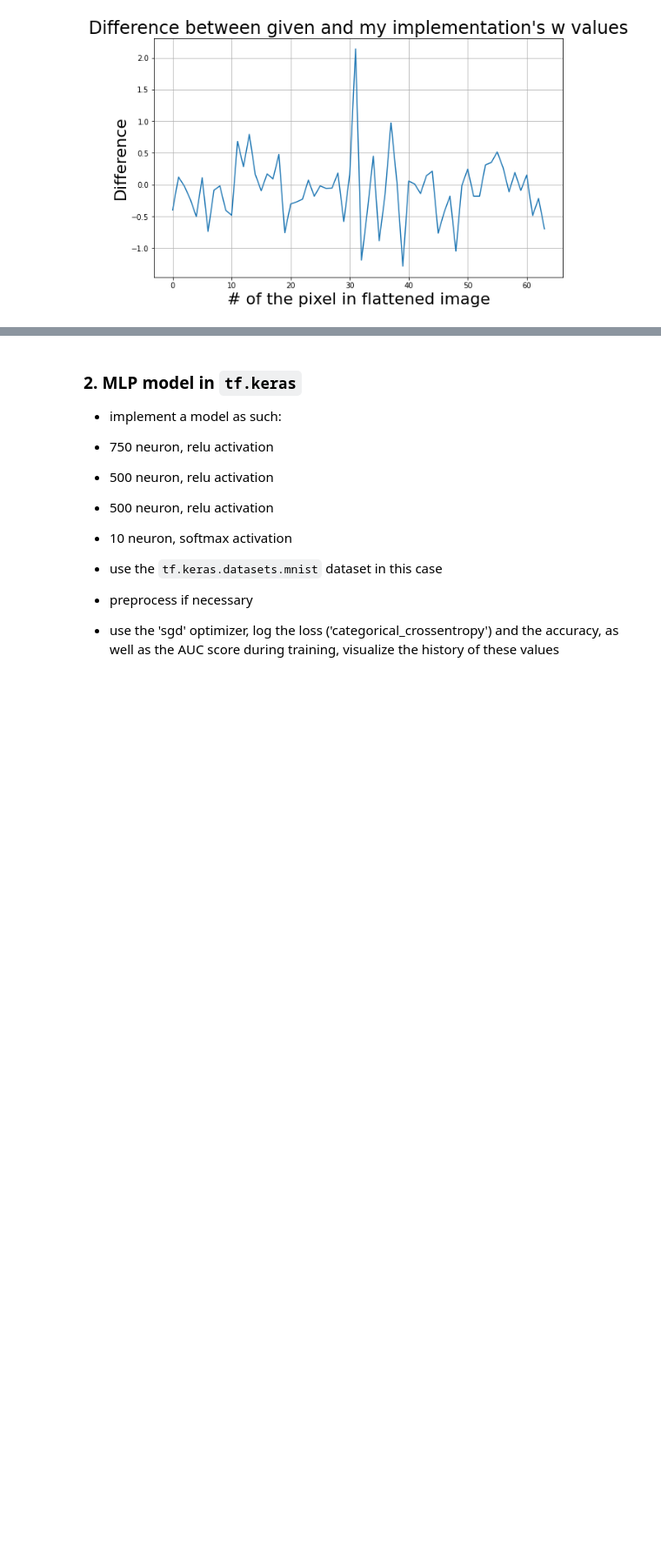
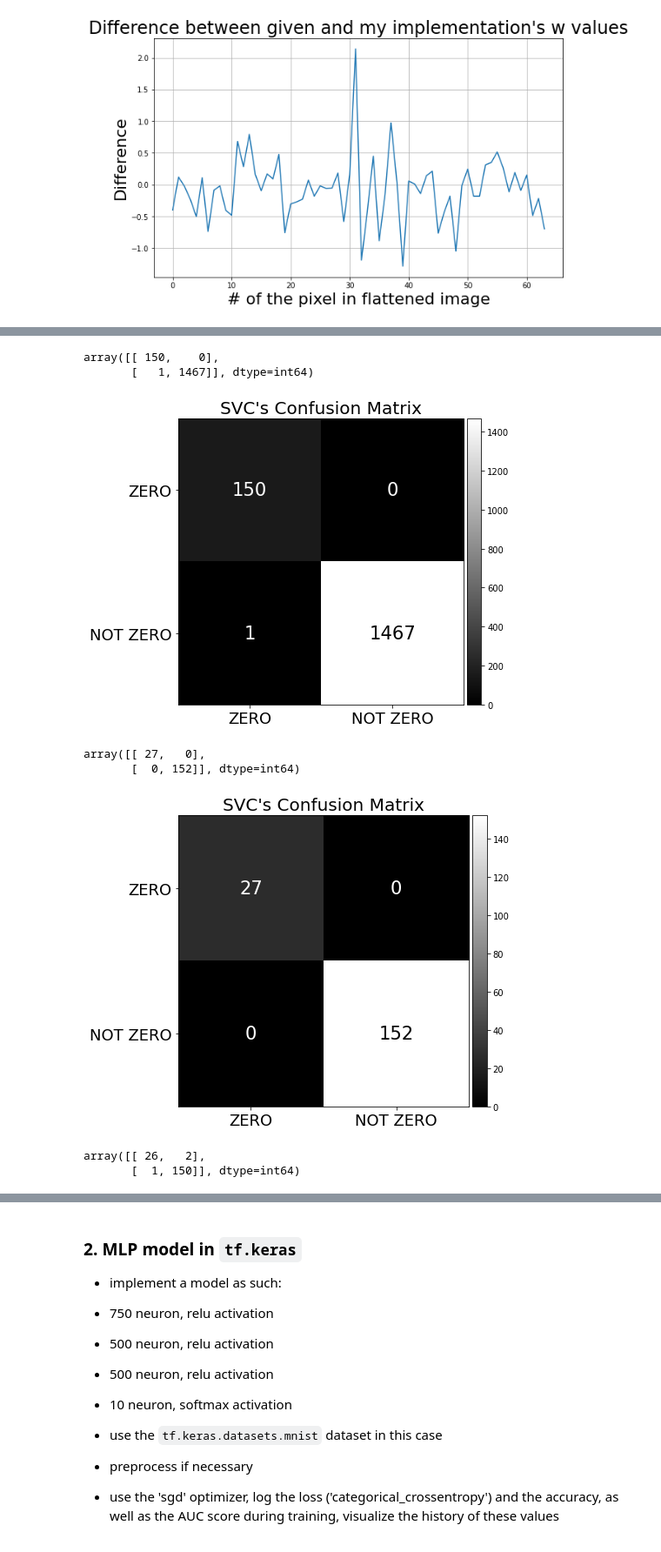
Before and after one commit to AdamGTaylor/DataMining_2021, a Jupyter notebook: hw9/hw9.ipynb, the cells around one changed output, grey strips where cells are left out. Shown at 87% size. Saved outputs shown, nothing was run; the diff lists cells and outputs as text; code cells hidden in the pictures; blank space fills up the shorter version.

```diff
--- a/hw9/hw9.ipynb
+++ b/hw9/hw9.ipynb
@@ -216,6 +216,42 @@ def minibatch_gradient_descent(X,y,b,w,learning_rate=0.01,iterations=10, batch_s
             #cost += cal_cost(theta,X_i,y_i)                                       #this is not here at all
         #cost_history[it] = cost
     return b, w, cost_history
+
+def confusion_m_plot(y1,y2):
+    C_MY = metrics.confusion_matrix(y1, y2)
+    display(C_MY)
+
+    fig,ax = plt.subplots(1,1,figsize=(7,7))
+
+
+
+
+    ax.set_xticks(np.arange(0,len(C_MY[0,:])))            #class ticks place
+    ax.set_yticks(np.arange(0,len(C_MY[:,0])))            #survived ticks place
+    ax_x = ["ZERO", "NOT ZERO"]                           #class tick labels
+    ax_y = ["ZERO", "NOT ZERO"]                           #survived tick labels
+    ax.set_xticklabels(ax_x, fontsize=18)
+    ax.set_yticklabels(ax_y, fontsize=18)
+
+
+    ax.set_title("SVC's Confusion Matrix", fontsize=20)
+    im1 = ax.imshow(C_MY, cmap="gray")
+
+    for i in range(0,len(C_MY)):
+        for j in range(0,2):
+            color0="black"
+            if(int(round(C_MY[i,j])) < int(round(np.max(C_MY)))*0.7):
+                color0 = "white"
+            text = ax.text(j, i, str(C_MY[i, j]),
+                           ha="center", va="center", color=color0, fontsize=21)
+
+    divider = make_axes_locatable(ax)
+    cax = divider.append_axes('right', size='5%', pad=0.05)
+    fig.colorbar(im1, cax=cax, orientation='vertical')
+
+    fig.tight_layout()
+
+    plt.show()
 # %% [markdown]
 So, we have many many many nonzero targets, about 1/10... Let's see if this very simple implementation works
 # %%
@@ -228,6 +264,8 @@ bias_end, w_end, c_ = minibatch_gradient_descent(X_train,
                                                  learning_rate=0.01,
                                                  iterations=1000,
                                                  batch_size=32)
+y_pred0 = np.around(predict2(X_train, w_end, bias_end))
+y_pred = np.around(predict2(X_test, w_end, bias_end))
 # %%
 fig,ax = plt.subplots(1,1,figsize=(10,6))
 ax.set_title("Difference between given and my implementation's w values", fontsize=24)
@@ -241,5 +279,3 @@ ax.grid()
 plt.show()
 # %% [output]
 [figure]
-# %%
-y_pred = np.around(predict2(X_train, w_end, bias_end))
@@ -304,0 +282,13 @@ array([[ 150,    1],
+# %%
+confusion_m_plot(y_pred0, y_train.flatten())
+confusion_m_plot(y_pred, y_test.flatten())
+confusion_m_plot(y_pred_test.flatten(), y_test.flatten())
+# %% [output]
+array([[ 150,    0],
+       [   1, 1467]], dtype=int64)
+[figure, added]
+array([[ 27,   0],
+       [  0, 152]], dtype=int64)
+[figure, added]
+array([[ 26,   2],
+       [  1, 150]], dtype=int64)
```
Also changed, not shown: parts of 4 cells of this notebook.
